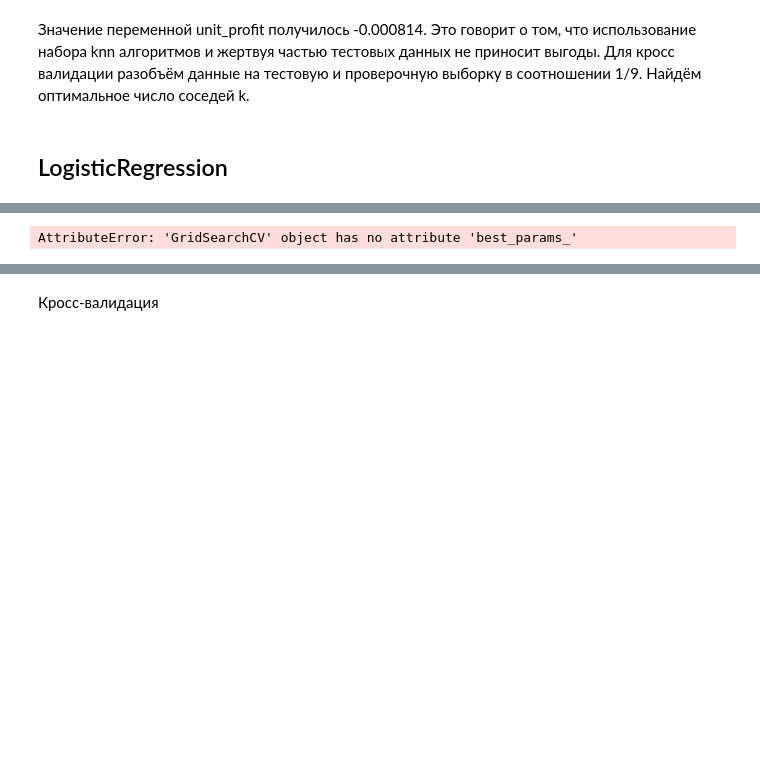
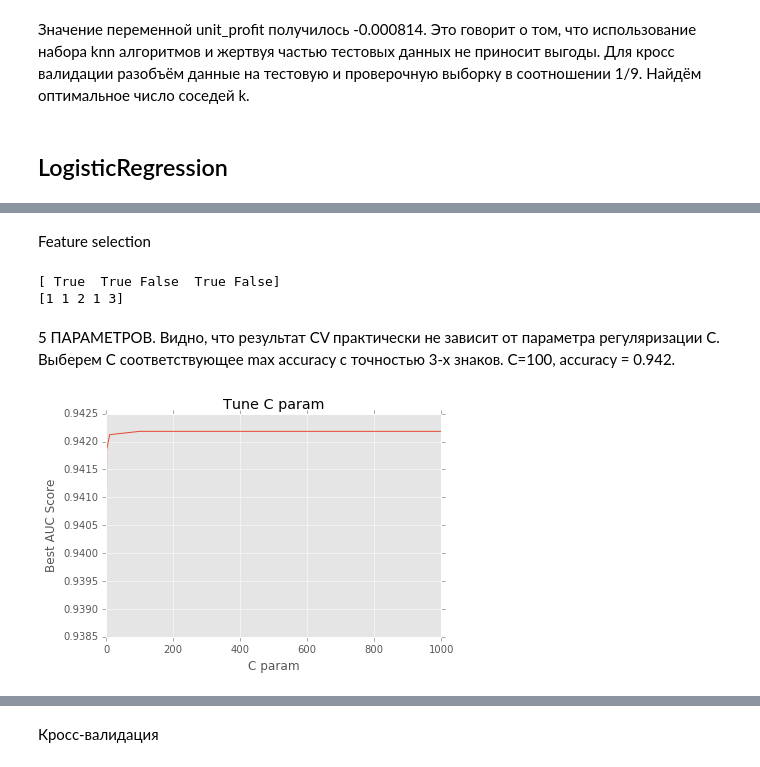
Before and after one commit to Evgeneus/InData-Labs-Contest, a Jupyter notebook: star_mission.ipynb, the cells around one changed output, grey strips where cells are left out. Drawn from its saved outputs; the diff is of its cells as text; code cells hidden in the pictures; blank space fills up the shorter version.

Commit message:
feature/LogisticRegression

```diff
--- a/star_mission.ipynb
+++ b/star_mission.ipynb
@@ -279,4 +268,0 @@ GridSearchCV(cv=10, error_score='raise',
-# %%
-clf.best_params_
-# %% [output]
-AttributeError: 'GridSearchCV' object has no attribute 'best_params_'
@@ -283,8 +274,20 @@ AttributeError: 'GridSearchCV' object has no attribute 'best_params_'
+# %% [markdown]
+Feature selection
 # %%
 from sklearn.feature_selection import RFE
+model_lr = LogisticRegression(penalty='l2', C=1, solver='liblinear')
 # create the RFE model and select 3 attributes
 rfe = RFE(model_lr, 3)
 rfe = rfe.fit(train_x, train_y)
 # summarize the selection of the attributes
 print(rfe.support_)
 print(rfe.ranking_)
+# %% [output]
+[ True  True False  True False]
+[1 1 2 1 3]
+# %% [markdown]
+5 ПАРАМЕТРОВ. Видно, что результат CV практически не зависит от параметра регуляризации С. Выберем C соответствующее max accuracy с точностью 3-х знаков. С=100, accuracy = 0.942.
+# %%
+Image(filename='img/lr_5par.png')
+# %% [output]
+[figure, added]
```
Also changed, not shown: parts of 12 cells of this notebook, 2 other files.
